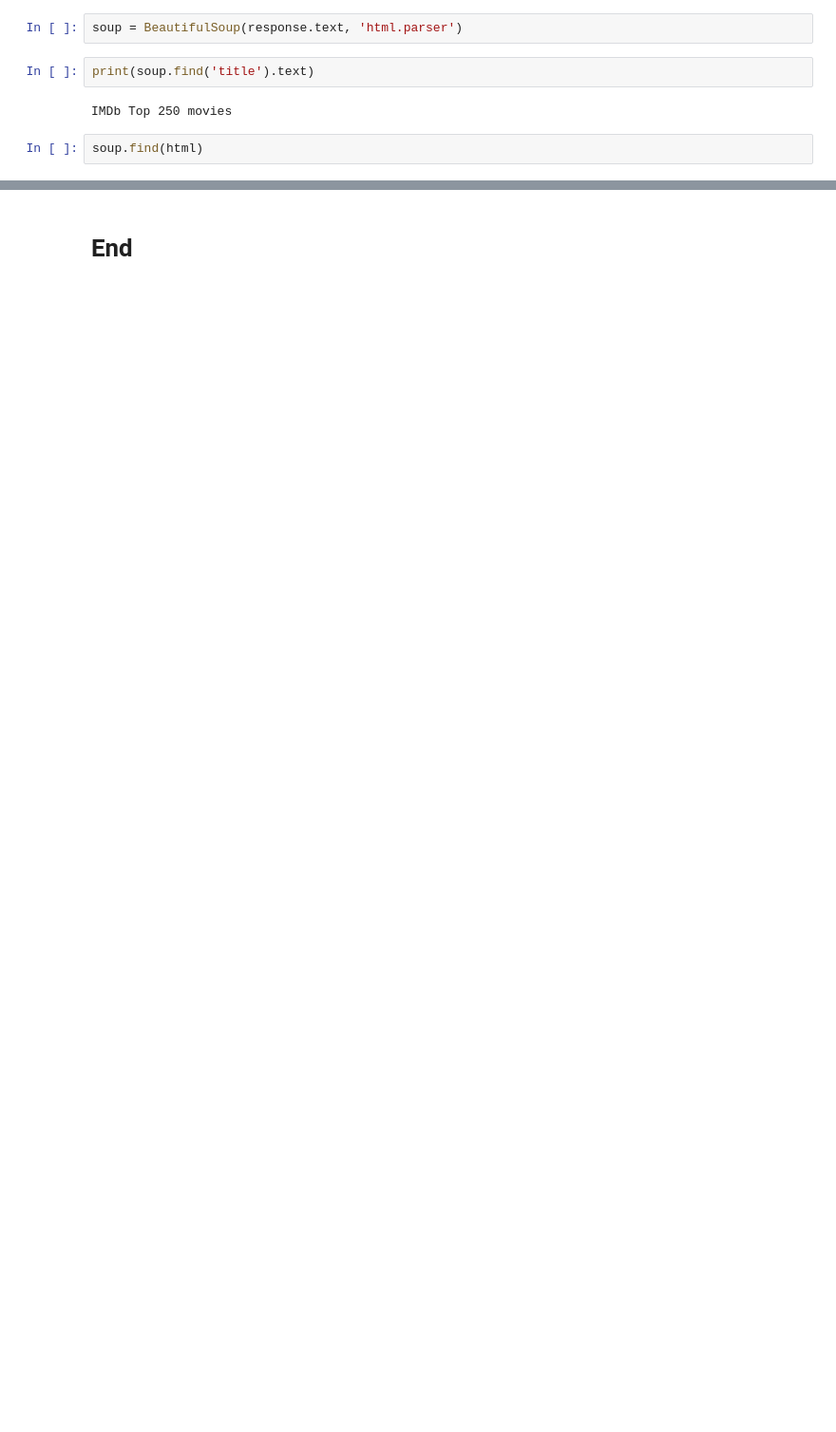
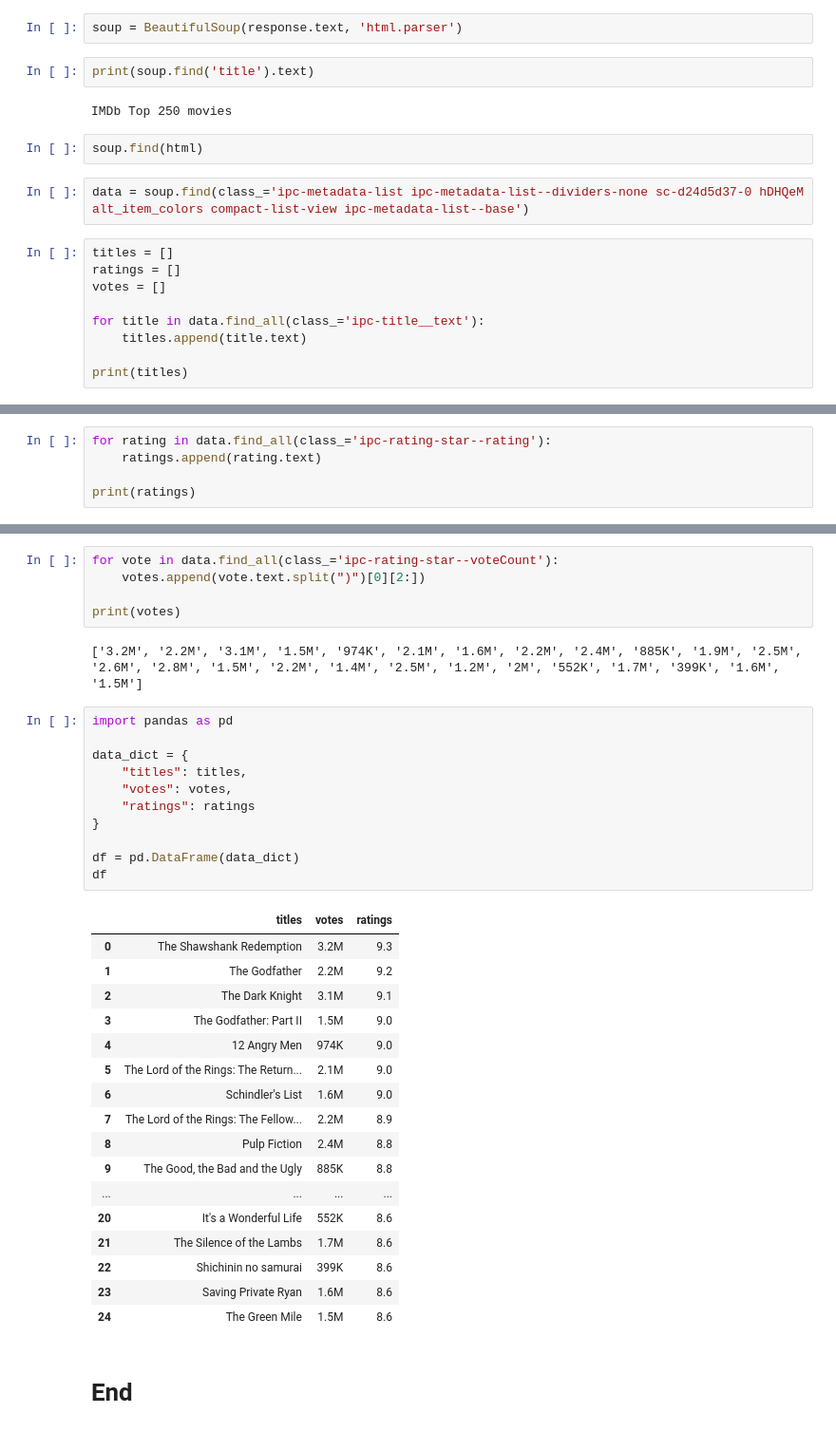
Before and after one commit to qlg-bermudez/CPE-311-Computational-Thinking-with-Python, a Jupyter notebook: webscraping_with_bs4_selenium.ipynb, the cells around one changed output, grey strips where cells are left out. Shown at 95% size. Drawn from its saved outputs; the diff is of its cells as text; blank space fills up the shorter version.

```diff
--- a/webscraping_with_bs4_selenium.ipynb
+++ b/webscraping_with_bs4_selenium.ipynb
@@ -93,3 +89,14 @@ print(soup.find('title').text)
 IMDb Top 250 movies
 # %%
 soup.find(html)
+# %%
+data = soup.find(class_='ipc-metadata-list ipc-metadata-list--dividers-none sc-d24d5d37-0 hDHQeM alt_item_colors compact-list-view ipc-metadata-list--base')
+# %%
+titles = []
+ratings = []
+votes = []
+
+for title in data.find_all(class_='ipc-title__text'):
+    titles.append(title.text)
+
+print(titles)
@@ -95,0 +105,5 @@ soup.find(html)
+# %%
+for rating in data.find_all(class_='ipc-rating-star--rating'):
+    ratings.append(rating.text)
+
+print(ratings)
@@ -96,2 +112,38 @@ soup.find(html)
+# %%
+for vote in data.find_all(class_='ipc-rating-star--voteCount'):
+    votes.append(vote.text.split(")")[0][2:])
+
+print(votes)
+# %% [output]
+['3.2M', '2.2M', '3.1M', '1.5M', '974K', '2.1M', '1.6M', '2.2M', '2.4M', '885K', '1.9M', '2.5M', '2.6M', '2.8M', '1.5M', '2.2M', '1.4M', '2.5M', '1.2M', '2M', '552K', '1.7M', '399K', '1.6M', '1.5M']
+# %%
+import pandas as pd
+
+data_dict = {
+    "titles": titles,
+    "votes": votes,
+    "ratings": ratings
+}
+
+df = pd.DataFrame(data_dict)
+df
+# %% [output]
+|  | titles | votes | ratings |
+| 0 | The Shawshank Redemption | 3.2M | 9.3 |
+| 1 | The Godfather | 2.2M | 9.2 |
+| 2 | The Dark Knight | 3.1M | 9.1 |
+| 3 | The Godfather: Part II | 1.5M | 9.0 |
+| 4 | 12 Angry Men | 974K | 9.0 |
+| 5 | The Lord of the Rings: The Return... | 2.1M | 9.0 |
+| 6 | Schindler's List | 1.6M | 9.0 |
+| 7 | The Lord of the Rings: The Fellow... | 2.2M | 8.9 |
+| 8 | Pulp Fiction | 2.4M | 8.8 |
+| 9 | The Good, the Bad and the Ugly | 885K | 8.8 |
+| ... | ... | ... | ... |
+| 20 | It's a Wonderful Life | 552K | 8.6 |
+| 21 | The Silence of the Lambs | 1.7M | 8.6 |
+| 22 | Shichinin no samurai | 399K | 8.6 |
+| 23 | Saving Private Ryan | 1.6M | 8.6 |
+| 24 | The Green Mile | 1.5M | 8.6 |
 # %% [markdown]
 # End
```
Also changed, not shown: parts of 5 cells of this notebook.
